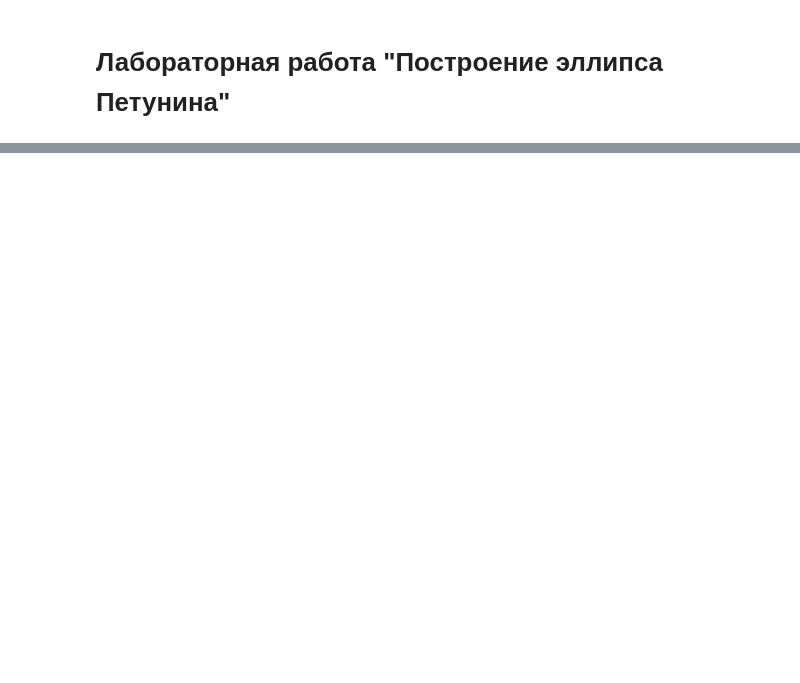
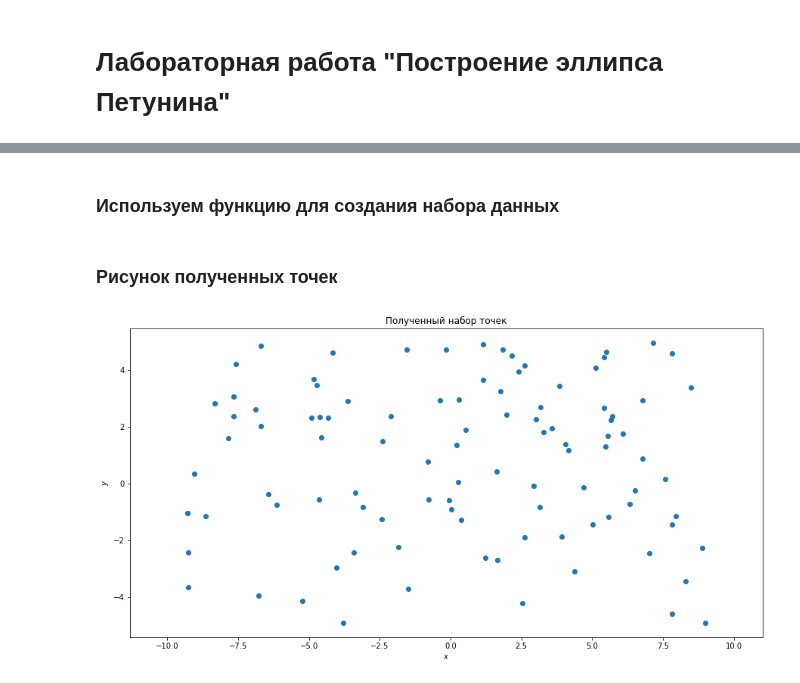
Before and after one commit to AlKravets/Pattern-Recognition, a Jupyter notebook: Lab1/python/main.ipynb, the cells around one changed output, grey strips where cells are left out. Saved outputs shown, nothing was run; the diff lists cells and outputs as text; code cells hidden in the pictures; blank space fills up the shorter version.

```diff
--- a/Lab1/python/main.ipynb
+++ b/Lab1/python/main.ipynb
@@ -186,0 +15,40 @@ third_pic(rdata, index, (seg1,seg2))
+# %%
+x_limits = [-10,10]
+y_limits = [-5,5]
+N = 100
+# %% [markdown]
+### Используем функцию для создания набора данных
+# %%
+def random_data(x_limits, y_limits,N):
+    """
+    Функция создает массив точек на плоскости в заданных ограничениях
+    с равномерным распределением
+    ограничения (x_limits, y_limits) заданы в виде (x_min, x_max)
+    Размер выходного массива (2,N)
+    """
+    return np.vstack((np.random.uniform(x_limits[0],x_limits[1], N),
+            np.random.uniform(y_limits[0],y_limits[1], N)))
+# %%
+data = random_data(x_limits, y_limits, N)
+# %% [markdown]
+### Рисунок полученных точек
+# %%
+def first_pic(data, x_limits, y_limits, size=7, title = ""):
+    """
+    Рисует только полученные точки
+    """
+    figsize = np.array((abs(x_limits[0] - x_limits[1]), abs(y_limits[0] - y_limits[1])))
+    figsize = figsize*(size/np.max(figsize))
+    fig, ax = plt.subplots(figsize = figsize)
+    ax.set_title(title)
+    ax.set_xlim(*x_limits)
+    ax.set_ylim(*y_limits)
+    ax.axis("equal")
+    ax.scatter(data[0],data[1])
+    ax.set_xlabel("$x$")
+    ax.set_ylabel("$y$")
+    return fig
+# %%
+_= first_pic(data, x_limits, y_limits,size = 15, title= "Полученный набор точек")
+# %% [output]
+[figure, added]
```
Also changed, not shown: parts of 88 cells of this notebook, 1 other file.
